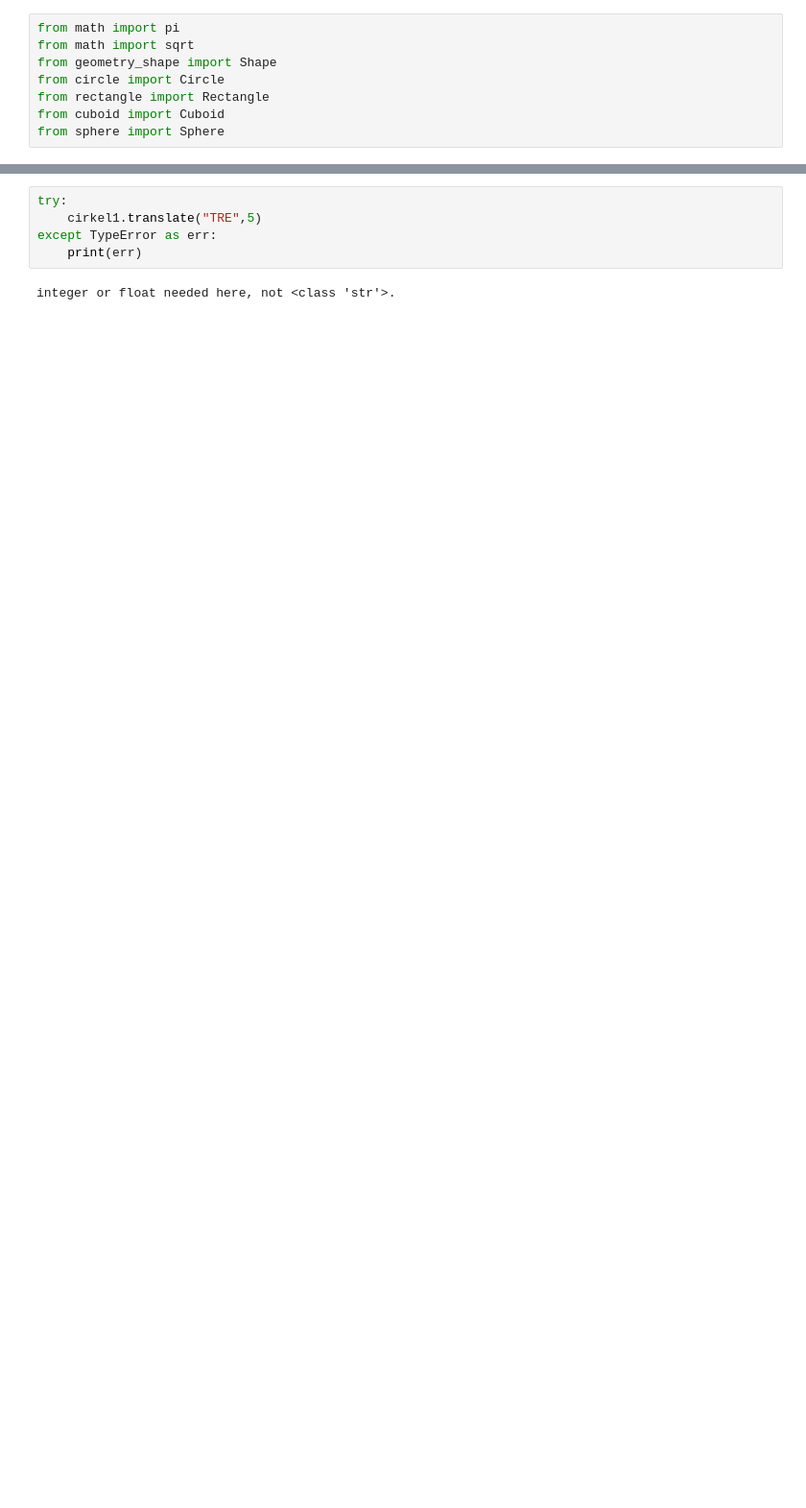
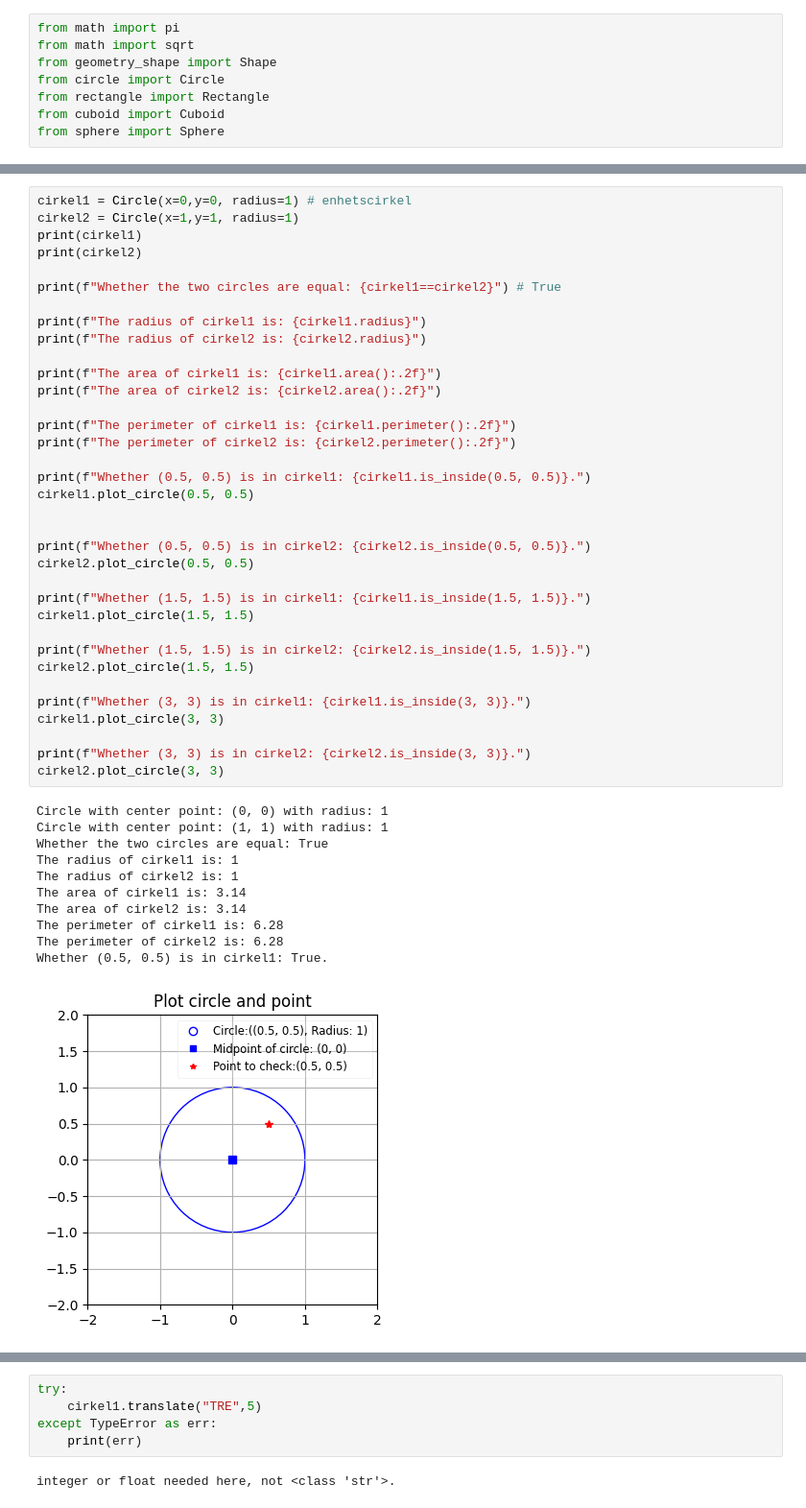
Before and after one commit to yuna-liu/python-programming-Yuna-Liu, a Jupyter notebook: Labs/Lab3.geometry-OOP/testing-manual.ipynb, the cells around one changed output, grey strips where cells are left out. Shown at 96% size. Saved outputs shown, nothing was run; the diff lists cells and outputs as text; blank space fills up the shorter version.

```diff
--- a/Labs/Lab3.geometry-OOP/testing-manual.ipynb
+++ b/Labs/Lab3.geometry-OOP/testing-manual.ipynb
@@ -60,0 +19,47 @@ True
+# %%
+cirkel1 = Circle(x=0,y=0, radius=1) # enhetscirkel
+cirkel2 = Circle(x=1,y=1, radius=1)
+print(cirkel1)
+print(cirkel2)
+
+print(f"Whether the two circles are equal: {cirkel1==cirkel2}") # True
+
+print(f"The radius of cirkel1 is: {cirkel1.radius}")
+print(f"The radius of cirkel2 is: {cirkel2.radius}")
+
+print(f"The area of cirkel1 is: {cirkel1.area():.2f}")
+print(f"The area of cirkel2 is: {cirkel2.area():.2f}")
+
+print(f"The perimeter of cirkel1 is: {cirkel1.perimeter():.2f}")
+print(f"The perimeter of cirkel2 is: {cirkel2.perimeter():.2f}")
+
+print(f"Whether (0.5, 0.5) is in cirkel1: {cirkel1.is_inside(0.5, 0.5)}.")
+cirkel1.plot_circle(0.5, 0.5)
+
+
+print(f"Whether (0.5, 0.5) is in cirkel2: {cirkel2.is_inside(0.5, 0.5)}.")
+cirkel2.plot_circle(0.5, 0.5)
+
+print(f"Whether (1.5, 1.5) is in cirkel1: {cirkel1.is_inside(1.5, 1.5)}.")
+cirkel1.plot_circle(1.5, 1.5)
+
+print(f"Whether (1.5, 1.5) is in cirkel2: {cirkel2.is_inside(1.5, 1.5)}.")
+cirkel2.plot_circle(1.5, 1.5)
+
+print(f"Whether (3, 3) is in cirkel1: {cirkel1.is_inside(3, 3)}.")
+cirkel1.plot_circle(3, 3)
+
+print(f"Whether (3, 3) is in cirkel2: {cirkel2.is_inside(3, 3)}.")
+cirkel2.plot_circle(3, 3)
+# %% [output]
+Circle with center point: (0, 0) with radius: 1
+Circle with center point: (1, 1) with radius: 1
+Whether the two circles are equal: True
+The radius of cirkel1 is: 1
+The radius of cirkel2 is: 1
+The area of cirkel1 is: 3.14
+The area of cirkel2 is: 3.14
+The perimeter of cirkel1 is: 6.28
+The perimeter of cirkel2 is: 6.28
+Whether (0.5, 0.5) is in cirkel1: True.
+[figure, added]
```
Also changed, not shown: parts of 25 cells of this notebook, 4 other files.
